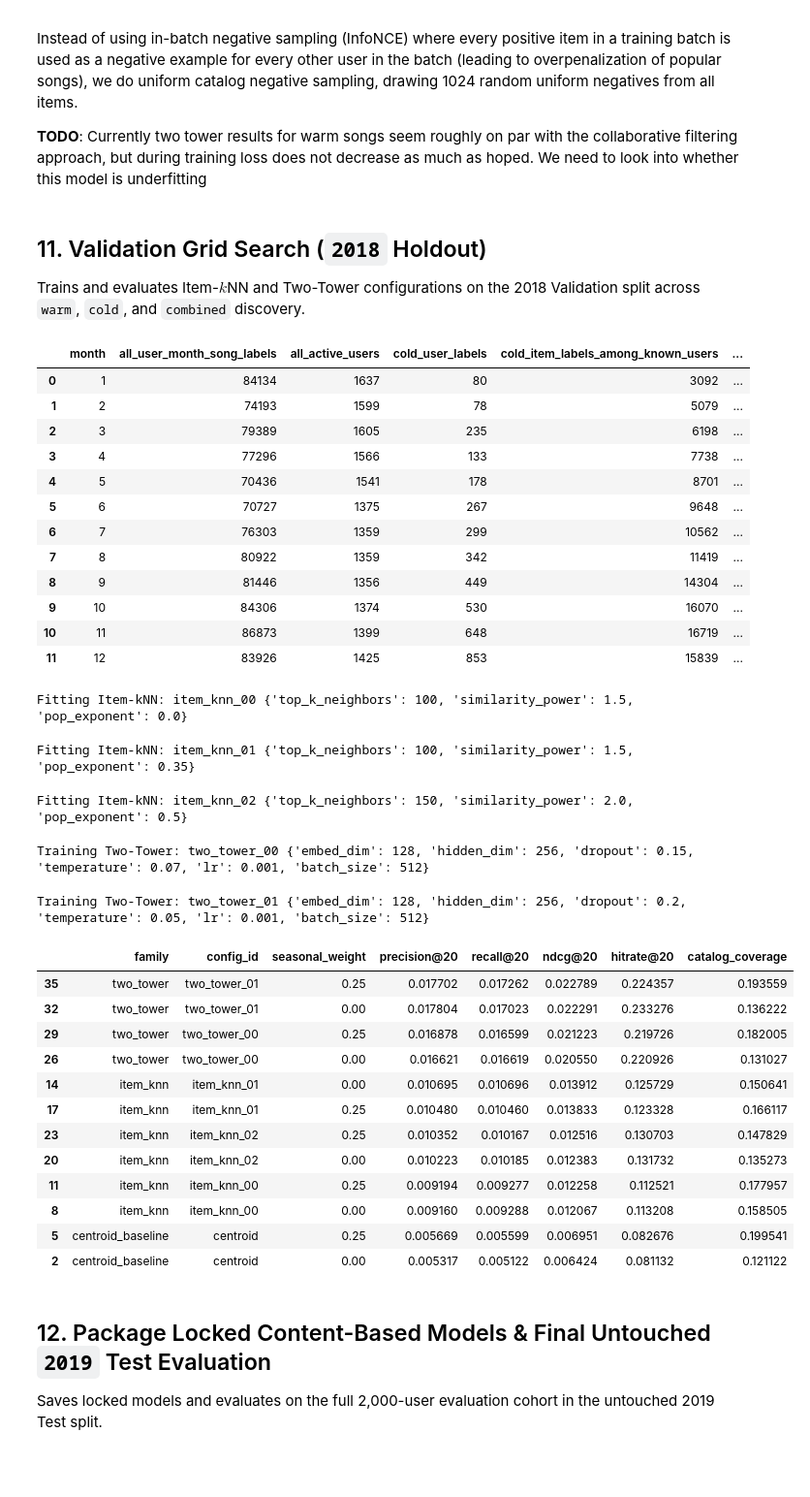
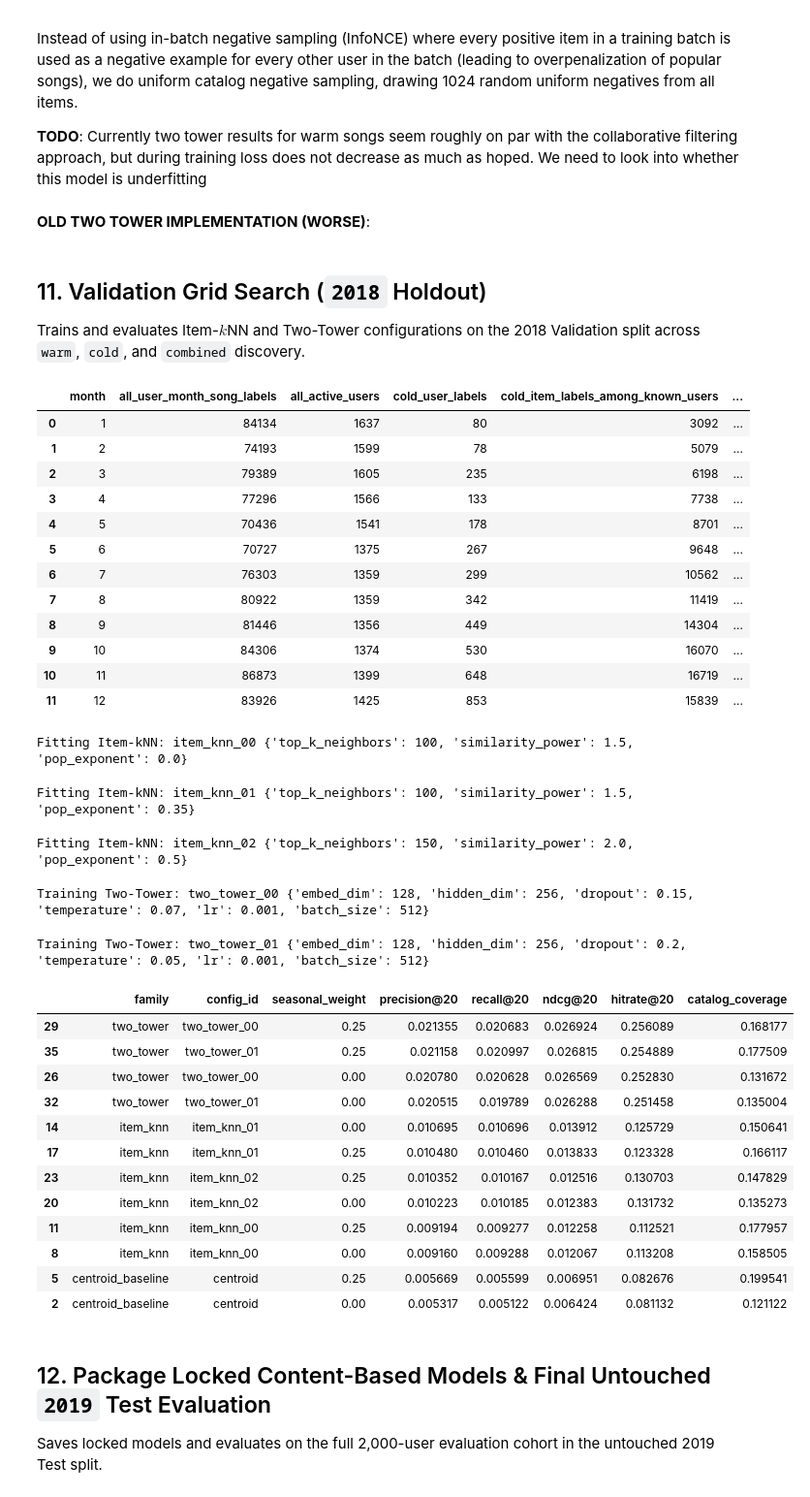
Before and after one commit to TY1Fan/CP4285-G1, a Jupyter notebook: music4all_onion_content_based_models.ipynb, the cells around one changed output. Shown at 97% size. Saved outputs shown, nothing was run; the diff lists cells and outputs as text; code cells hidden in the pictures; blank space fills up the shorter version.

```diff
--- a/music4all_onion_content_based_models.ipynb
+++ b/music4all_onion_content_based_models.ipynb
@@ -1021,4 +1021,6 @@ Learns user and item embeddings such that dot(user, item) produces accurate scor
 Instead of using in-batch negative sampling (InfoNCE) where every positive item in a training batch is used as a negative example for every other user in the batch (leading to overpenalization of popular songs), we do uniform catalog negative sampling, drawing 1024 random uniform negatives from all items.
 
 **TODO**: Currently two tower results for warm songs seem roughly on par with the collaborative filtering approach, but during training loss does not decrease as much as hoped. We need to look into whether this model is underfitting
+# %% [markdown]
+**OLD TWO TOWER IMPLEMENTATION (WORSE)**:
 # %%
@@ -1185,7 +1391,7 @@ best_tt_bundle = None
 for idx, tt_params in enumerate(TWO_TOWER_GRID):
     config_id = f"two_tower_{idx:02d}"
     print("Training Two-Tower:", config_id, tt_params)
-    net, u_embs, i_embs, history_df = train_two_tower_model(tt_params, epochs=15, seed=SEED)
+    net, u_embs, i_embs, history_df = train_two_tower_model(tt_params, epochs=20, seed=SEED)
     history_df.to_csv(REPORT_DIR / f"{config_id}_training_history.csv", index=False)
 
     def make_tt_scorer(user_embeddings, item_embeddings):
@@ -1204,37 +1410,37 @@ for idx, tt_params in enumerate(TWO_TOWER_GRID):
             res = evaluate_scorer(tt_scorer, val_data[mode], label=f"val_{config_id}_season_{s_weight:g}", catalog_mode=mode, seasonal_weight=s_weight)
             mode_results[mode] = res
             validation_rows.append({"family": "two_tower", "config_id": config_id, "seasonal_weight": float(s_weight), **tt_params, **res})
         if mode_results["combined"][f"ndcg@{K}"] > best_tt_score:
             best_tt_score = float(mode_results["combined"][f"ndcg@{K}"])
             best_tt_bundle = {"config_id": config_id, "params": tt_params, "seasonal_weight": float(s_weight), "user_embs": u_embs, "item_embs": i_embs, "state_dict": net.state_dict()}
 
 val_results_df = pd.DataFrame(validation_rows)
 val_results_df.to_csv(REPORT_DIR / "validation_cbf_search.csv", index=False)
 display(val_results_df[val_results_df["catalog_mode"] == "combined"].sort_values(f"ndcg@{K}", ascending=False)[["family", "config_id", "seasonal_weight", f"precision@{K}", f"recall@{K}", f"ndcg@{K}", f"hitrate@{K}", "catalog_coverage"]])
 # %% [output]
 |  | month | all_user_month_song_labels | all_active_users | cold_user_labels | cold_item_labels_among_known_users | ... |
 | 0 | 1 | 84134 | 1637 | 80 | 3092 | ... |
 | 1 | 2 | 74193 | 1599 | 78 | 5079 | ... |
 | 2 | 3 | 79389 | 1605 | 235 | 6198 | ... |
 | 3 | 4 | 77296 | 1566 | 133 | 7738 | ... |
 | 4 | 5 | 70436 | 1541 | 178 | 8701 | ... |
 | 5 | 6 | 70727 | 1375 | 267 | 9648 | ... |
 | 6 | 7 | 76303 | 1359 | 299 | 10562 | ... |
 | 7 | 8 | 80922 | 1359 | 342 | 11419 | ... |
 | 8 | 9 | 81446 | 1356 | 449 | 14304 | ... |
 | 9 | 10 | 84306 | 1374 | 530 | 16070 | ... |
 | 10 | 11 | 86873 | 1399 | 648 | 16719 | ... |
 | 11 | 12 | 83926 | 1425 | 853 | 15839 | ... |
 Fitting Item-kNN: item_knn_00 {'top_k_neighbors': 100, 'similarity_power': 1.5, 'pop_exponent': 0.0}
 Fitting Item-kNN: item_knn_01 {'top_k_neighbors': 100, 'similarity_power': 1.5, 'pop_exponent': 0.35}
 Fitting Item-kNN: item_knn_02 {'top_k_neighbors': 150, 'similarity_power': 2.0, 'pop_exponent': 0.5}
 Training Two-Tower: two_tower_00 {'embed_dim': 128, 'hidden_dim': 256, 'dropout': 0.15, 'temperature': 0.07, 'lr': 0.001, 'batch_size': 512}
 Training Two-Tower: two_tower_01 {'embed_dim': 128, 'hidden_dim': 256, 'dropout': 0.2, 'temperature': 0.05, 'lr': 0.001, 'batch_size': 512}
 |  | family | config_id | seasonal_weight | precision@20 | recall@20 | ndcg@20 | hitrate@20 | catalog_coverage |
-| 35 | two_tower | two_tower_01 | 0.25 | 0.017702 | 0.017262 | 0.022789 | 0.224357 | 0.193559 |
-| 32 | two_tower | two_tower_01 | 0.00 | 0.017804 | 0.017023 | 0.022291 | 0.233276 | 0.136222 |
-| 29 | two_tower | two_tower_00 | 0.25 | 0.016878 | 0.016599 | 0.021223 | 0.219726 | 0.182005 |
-| 26 | two_tower | two_tower_00 | 0.00 | 0.016621 | 0.016619 | 0.020550 | 0.220926 | 0.131027 |
+| 29 | two_tower | two_tower_00 | 0.25 | 0.021355 | 0.020683 | 0.026924 | 0.256089 | 0.168177 |
+| 35 | two_tower | two_tower_01 | 0.25 | 0.021158 | 0.020997 | 0.026815 | 0.254889 | 0.177509 |
+| 26 | two_tower | two_tower_00 | 0.00 | 0.020780 | 0.020628 | 0.026569 | 0.252830 | 0.131672 |
+| 32 | two_tower | two_tower_01 | 0.00 | 0.020515 | 0.019789 | 0.026288 | 0.251458 | 0.135004 |
 | 14 | item_knn | item_knn_01 | 0.00 | 0.010695 | 0.010696 | 0.013912 | 0.125729 | 0.150641 |
 | 17 | item_knn | item_knn_01 | 0.25 | 0.010480 | 0.010460 | 0.013833 | 0.123328 | 0.166117 |
 | 23 | item_knn | item_knn_02 | 0.25 | 0.010352 | 0.010167 | 0.012516 | 0.130703 | 0.147829 |
```
Also changed, not shown: parts of 8 cells of this notebook.
